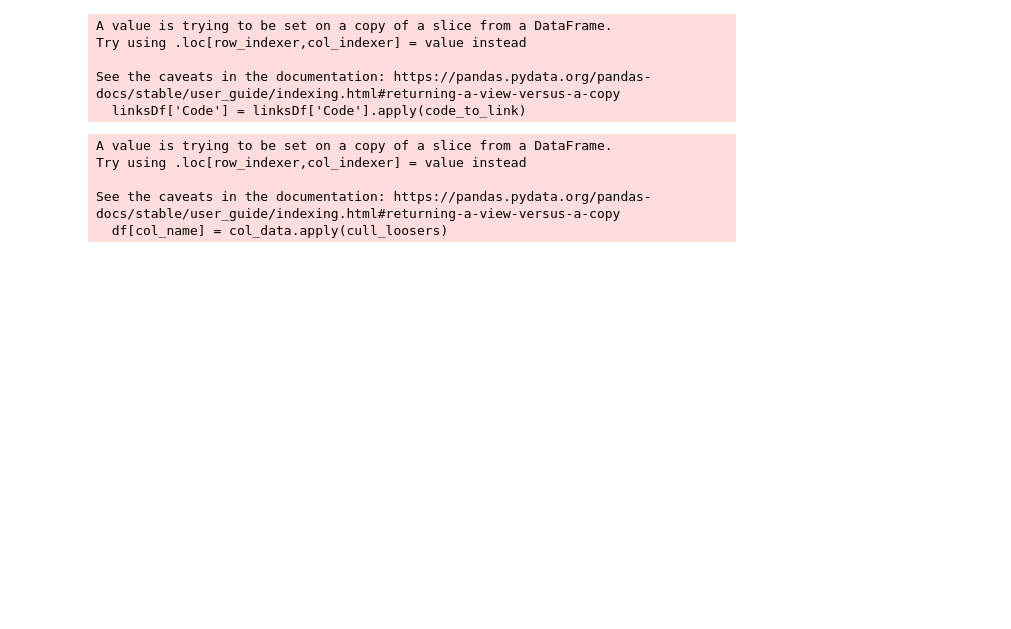
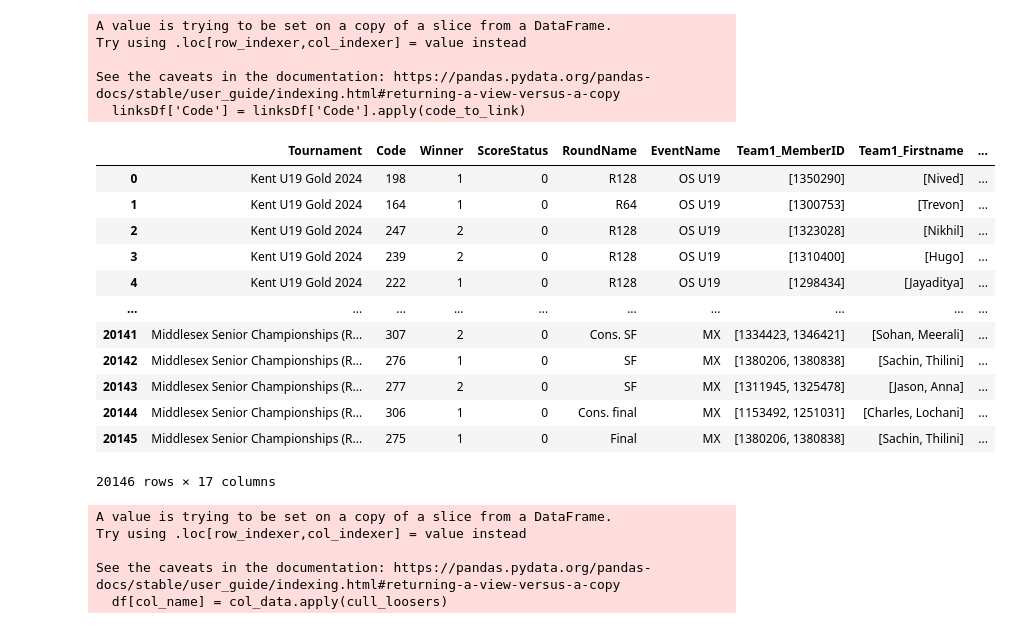
Before and after one commit to HxHuang258/Selection-Tool, a Jupyter notebook: api_test.ipynb, the cells around one changed output. Cells and saved outputs as stored; diff of their text form; code cells hidden in the pictures; blank space fills up the shorter version.

```diff
--- a/api_test.ipynb
+++ b/api_test.ipynb
@@ -1,34 +1,48 @@
 # %%
 import requests
 from requests.auth import HTTPBasicAuth
 import os
 from dotenv import load_dotenv
 from bs4 import BeautifulSoup
 from datetime import datetime, timedelta
 import pandas as pd
 import re
 pd.set_option('display.max_rows', 900)
 
 bets = BETS()
 criteria = ['U19 Gold','U17 National Championships','U19 National Championships']
-roundRequired = ['Winner','Winner','Winner','Winner']
+roundRequired = ['Winner','SF','Final']
 yongestTournament = 'U16'
 matchData,linksDf = get_tournament_results(bets,criteria,yongestTournament,roundRequired,'16/09/2024')
+matchData
 # R128 ... QF SF Final
 
 
 ### H2H From all tournaments - no county - In Progress
 #   Display tournament results in date order.
 #   Extra tab for scores
 #   Think of ways to tell the story.
 #   Flag unfinished matches
 ## Make into a Shiny App
 # %% [output]
 A value is trying to be set on a copy of a slice from a DataFrame.
 Try using .loc[row_indexer,col_indexer] = value instead
 
 See the caveats in the documentation: https://pandas.pydata.org/pandas-docs/stable/user_guide/indexing.html#returning-a-view-versus-a-copy
   linksDf['Code'] = linksDf['Code'].apply(code_to_link)
+|  | Tournament | Code | Winner | ScoreStatus | RoundName | EventName | Team1_MemberID | Team1_Firstname | ... |
+| 0 | Kent U19 Gold 2024 | 198 | 1 | 0 | R128 | OS U19 | [1350290] | [Nived] | ... |
+| 1 | Kent U19 Gold 2024 | 164 | 1 | 0 | R64 | OS U19 | [1300753] | [Trevon] | ... |
+| 2 | Kent U19 Gold 2024 | 247 | 2 | 0 | R128 | OS U19 | [1323028] | [Nikhil] | ... |
+| 3 | Kent U19 Gold 2024 | 239 | 2 | 0 | R128 | OS U19 | [1310400] | [Hugo] | ... |
+| 4 | Kent U19 Gold 2024 | 222 | 1 | 0 | R128 | OS U19 | [1298434] | [Jayaditya] | ... |
+| ... | ... | ... | ... | ... | ... | ... | ... | ... | ... |
+| 20141 | Middlesex Senior Championships (R... | 307 | 2 | 0 | Cons. SF | MX | [1334423, 1346421] | [Sohan, Meerali] | ... |
+| 20142 | Middlesex Senior Championships (R... | 276 | 1 | 0 | SF | MX | [1380206, 1380838] | [Sachin, Thilini] | ... |
+| 20143 | Middlesex Senior Championships (R... | 277 | 2 | 0 | SF | MX | [1311945, 1325478] | [Jason, Anna] | ... |
+| 20144 | Middlesex Senior Championships (R... | 306 | 1 | 0 | Cons. final | MX | [1153492, 1251031] | [Charles, Lochani] | ... |
+| 20145 | Middlesex Senior Championships (R... | 275 | 1 | 0 | Final | MX | [1380206, 1380838] | [Sachin, Thilini] | ... |
+20146 rows × 17 columns
 # %%
 class BETS():
     def __init__(self):
```
Also changed, not shown: parts of 3 cells of this notebook, 1 other file.
